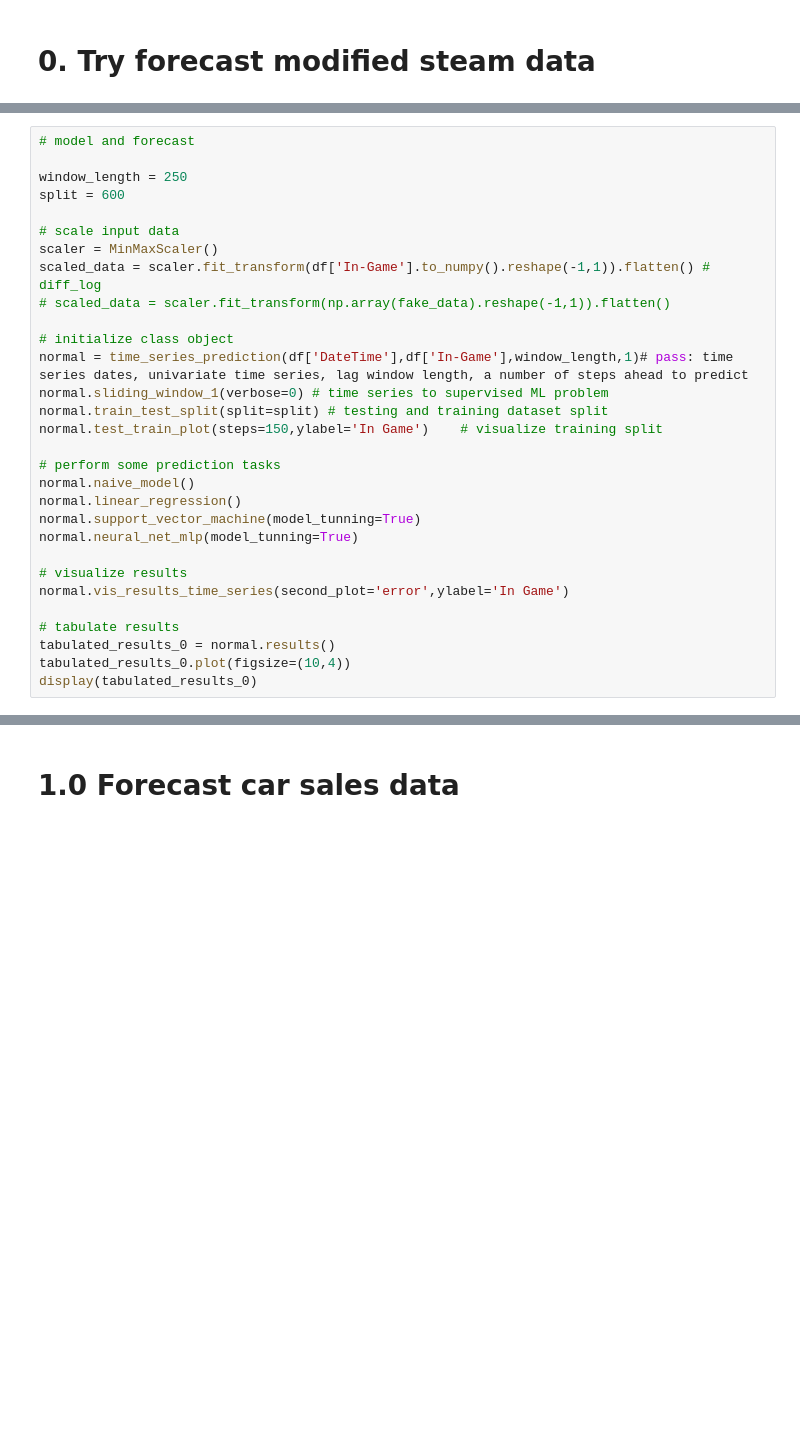
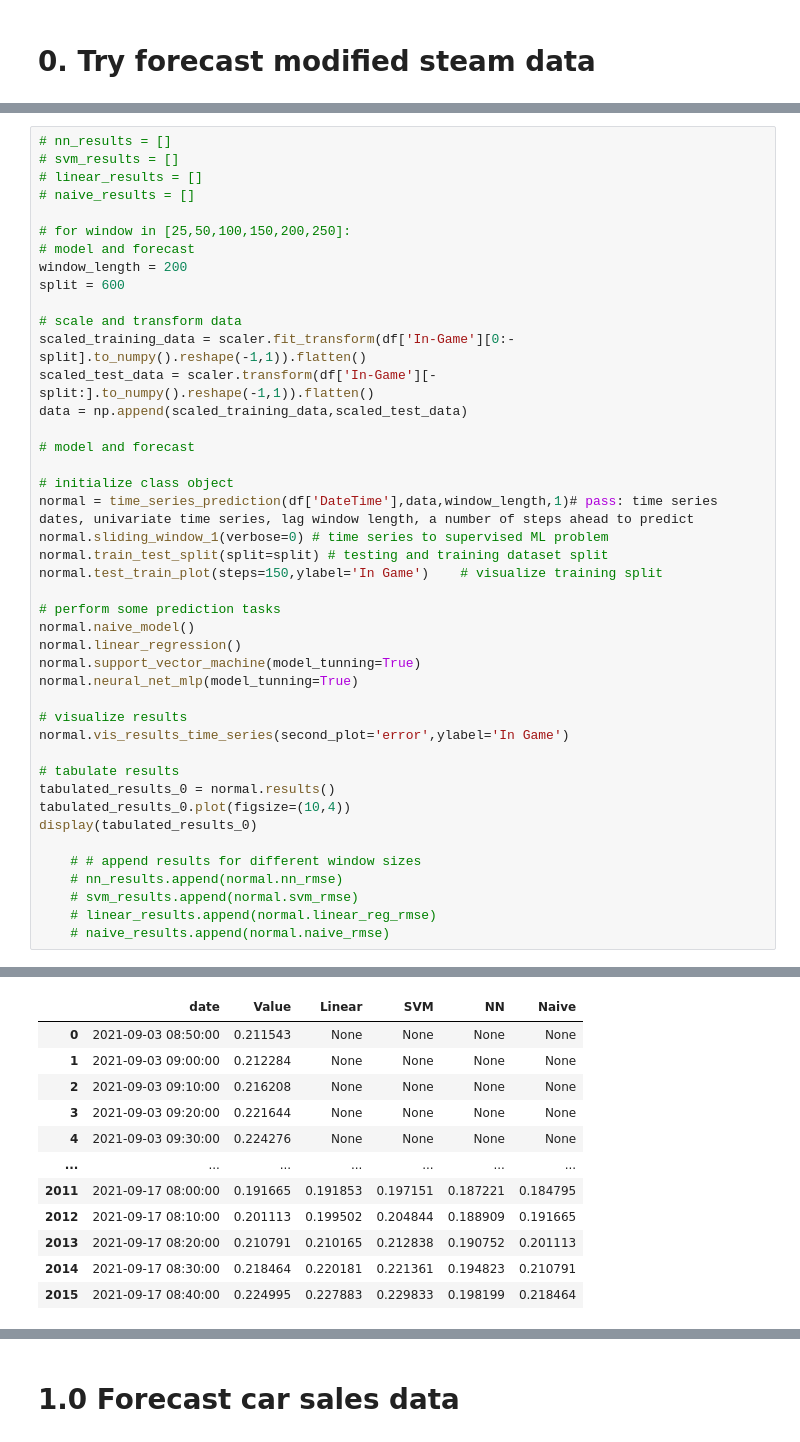
Before and after one commit to tristanmckechnie/tristan_meng_data_science, a Jupyter notebook: 1d_time_series_prediction_class.ipynb, the cells around one changed output, grey strips where cells are left out. Drawn from its saved outputs; the diff is of its cells as text; blank space fills up the shorter version.

```diff
--- a/1d_time_series_prediction_class.ipynb
+++ b/1d_time_series_prediction_class.ipynb
@@ -61,18 +64,25 @@ None
 | 2015 | 2021-09-17 08:40:00 | 16850643 | 1.830553e+07 | 3722116 | 2021-09-17 |
 2016 rows × 5 columns
 # %%
+# nn_results = []
+# svm_results = []
+# linear_results = []
+# naive_results = []
+
+# for window in [25,50,100,150,200,250]:
+# model and forecast
+window_length = 200
+split = 600
+
+# scale and transform data
+scaled_training_data = scaler.fit_transform(df['In-Game'][0:-split].to_numpy().reshape(-1,1)).flatten()
+scaled_test_data = scaler.transform(df['In-Game'][-split:].to_numpy().reshape(-1,1)).flatten()
+data = np.append(scaled_training_data,scaled_test_data)
+
 # model and forecast
 
-window_length = 250
-split = 600
-
-# scale input data
-scaler = MinMaxScaler()
-scaled_data = scaler.fit_transform(df['In-Game'].to_numpy().reshape(-1,1)).flatten() # diff_log
-# scaled_data = scaler.fit_transform(np.array(fake_data).reshape(-1,1)).flatten()
-
 # initialize class object
-normal = time_series_prediction(df['DateTime'],df['In-Game'],window_length,1)# pass: time series dates, univariate time series, lag window length, a number of steps ahead to predict
+normal = time_series_prediction(df['DateTime'],data,window_length,1)# pass: time series dates, univariate time series, lag window length, a number of steps ahead to predict
 normal.sliding_window_1(verbose=0) # time series to supervised ML problem
 normal.train_test_split(split=split) # testing and training dataset split
 normal.test_train_plot(steps=150,ylabel='In Game')    # visualize training split
@@ -90,6 +100,12 @@ normal.vis_results_time_series(second_plot='error',ylabel='In Game')
 tabulated_results_0 = normal.results()
 tabulated_results_0.plot(figsize=(10,4))
 display(tabulated_results_0)
+
+    # # append results for different window sizes
+    # nn_results.append(normal.nn_rmse)
+    # svm_results.append(normal.svm_rmse)
+    # linear_results.append(normal.linear_reg_rmse)
+    # naive_results.append(normal.naive_rmse)
 # %% [output]
 Canvas(toolbar=Toolbar(toolitems=[('Home', 'Reset original view', 'home', 'home'), ('Back', 'Back to previous …
 Canvas(toolbar=Toolbar(toolitems=[('Home', 'Reset original view', 'home', 'home'), ('Back', 'Back to previous …
@@ -121,0 +131,12 @@ Fitting 5 folds for each of 108 candidates, totalling 540 fits
+|  | date | Value | Linear | SVM | NN | Naive |
+| 0 | 2021-09-03 08:50:00 | 0.211543 | None | None | None | None |
+| 1 | 2021-09-03 09:00:00 | 0.212284 | None | None | None | None |
+| 2 | 2021-09-03 09:10:00 | 0.216208 | None | None | None | None |
+| 3 | 2021-09-03 09:20:00 | 0.221644 | None | None | None | None |
+| 4 | 2021-09-03 09:30:00 | 0.224276 | None | None | None | None |
+| ... | ... | ... | ... | ... | ... | ... |
+| 2011 | 2021-09-17 08:00:00 | 0.191665 | 0.191853 | 0.197151 | 0.187221 | 0.184795 |
+| 2012 | 2021-09-17 08:10:00 | 0.201113 | 0.199502 | 0.204844 | 0.188909 | 0.191665 |
+| 2013 | 2021-09-17 08:20:00 | 0.210791 | 0.210165 | 0.212838 | 0.190752 | 0.201113 |
+| 2014 | 2021-09-17 08:30:00 | 0.218464 | 0.220181 | 0.221361 | 0.194823 | 0.210791 |
+| 2015 | 2021-09-17 08:40:00 | 0.224995 | 0.227883 | 0.229833 | 0.198199 | 0.218464 |
```
Also changed, not shown: parts of 8 cells of this notebook, 1 other file.
